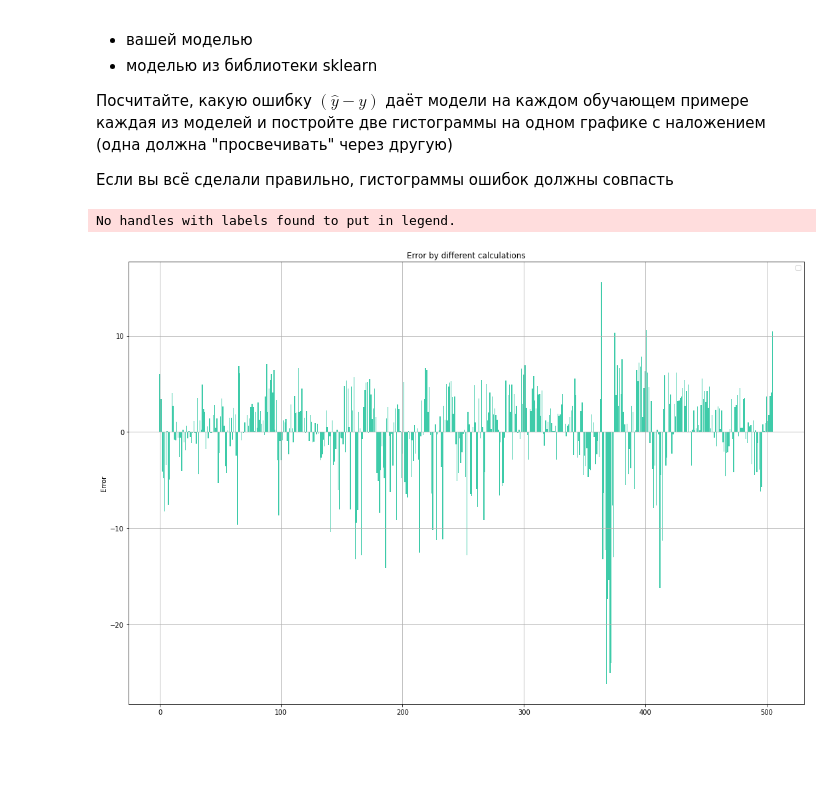
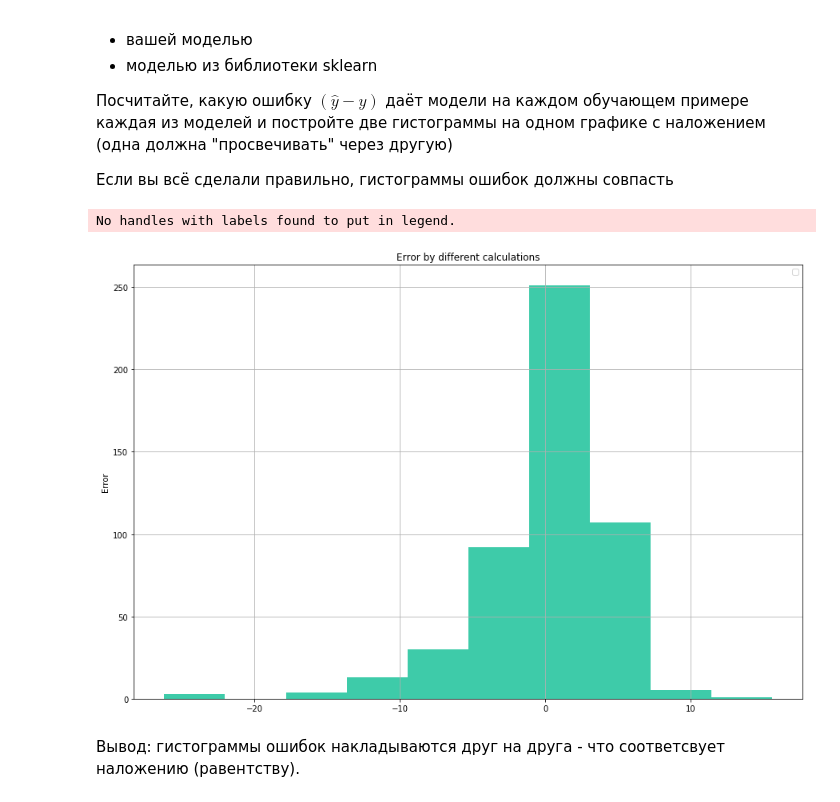
Before and after one commit to vladislavGrinkov/data_management, a Jupyter notebook: II_machine_learning_intro_hw.ipynb, the cells around one changed output. Drawn from its saved outputs; the diff is of its cells as text; code cells hidden in the pictures; blank space fills up the shorter version.

Commit message:
fixed hist

```diff
--- a/II_machine_learning_intro_hw.ipynb
+++ b/II_machine_learning_intro_hw.ipynb
@@ -165,21 +186,27 @@ error_analytic = X.dot(w_analytic) - y
 # %%
 %matplotlib inline
 
 #-------- ВАШ КОД ТУТ -------------------
 from matplotlib import pyplot as plt
 
 fig, ax = plt.subplots(figsize=(15, 10))
 
 # Add some text for labels, title and custom x-axis tick labels, etc.
 ax.set_ylabel('Error')
 ax.set_title('Error by different calculations')
 ax.legend()
 ax.grid(True)
 
-ax.bar(range(error_sklearn.shape[0]), error_sklearn, color=(0.1, 0.4, 0.6, 0.6))
-ax.bar(range(error_analytic.shape[0]), error_analytic, color=(0.1, 0.9, 0.6, 0.6))
 
-fig.tight_layout()
+# ax.bar(range(error_sklearn.shape[0]), error_sklearn, color=(0.1, 0.4, 0.6, 0.6))
+# ax.bar(range(error_analytic.shape[0]), error_analytic, color=(0.1, 0.9, 0.6, 0.6))
+
+# print(error_sklearn);
+ax.hist(error_sklearn, color=(0.1, 0.4, 0.6, 0.6));
+ax.hist(error_analytic, color=(0.1, 0.9, 0.6, 0.6));
+# fig.tight_layout()
 # %% [output]
 No handles with labels found to put in legend.
-[figure, old version]
+[figure, new version]
+# %% [markdown]
+Вывод: гистограммы ошибок накладываются друг на друга - что соответсвует наложению (равентству).
```
Also changed, not shown: parts of 5 cells of this notebook, 1 other file.
